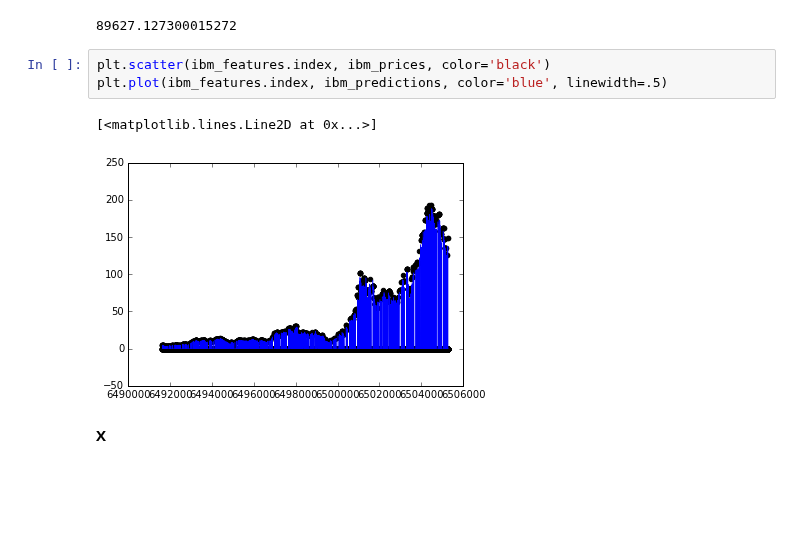
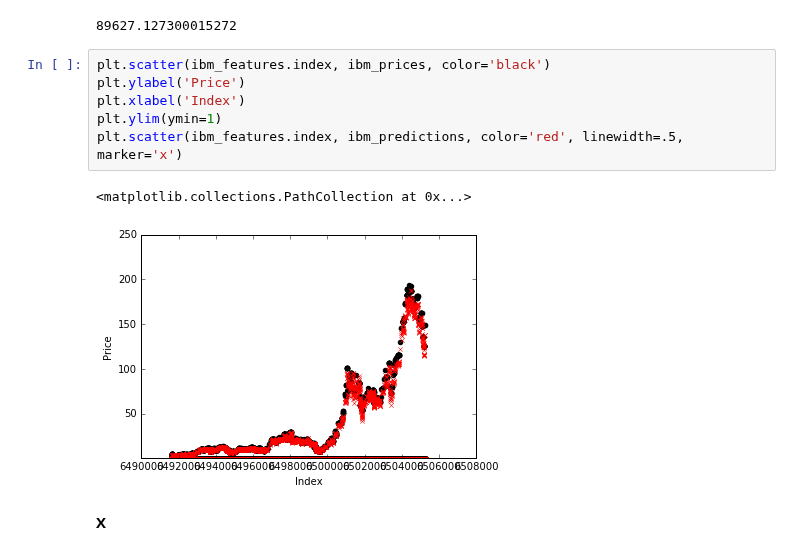
Before and after one commit to theofanislekkas/mlnd, a Jupyter notebook: rsi/Relative Strength Index and Predicting Stock Prices.ipynb, the cells around one changed output. Saved outputs shown, nothing was run; the diff lists cells and outputs as text; blank space fills up the shorter version.

Commit message:
Clean up the charts & and add some more explanaroty remarks.

```diff
--- a/rsi/Relative Strength Index and Predicting Stock Prices.ipynb
+++ b/rsi/Relative Strength Index and Predicting Stock Prices.ipynb
@@ -1225,10 +1265,13 @@ np.sum((ibm_predictions - ibm_prices) ** 2)
 89627.127300015272
 # %%
 plt.scatter(ibm_features.index, ibm_prices, color='black')
-plt.plot(ibm_features.index, ibm_predictions, color='blue', linewidth=.5)
+plt.ylabel('Price')
+plt.xlabel('Index')
+plt.ylim(ymin=1)
+plt.scatter(ibm_features.index, ibm_predictions, color='red', linewidth=.5, marker='x')
 # %% [output]
-[<matplotlib.lines.Line2D at 0x...>]
+<matplotlib.collections.PathCollection at 0x...>
-[figure, old version]
+[figure, new version]
 # %% [markdown]
 **X**
 # %%
```
Also changed, not shown: parts of 26 cells of this notebook.
